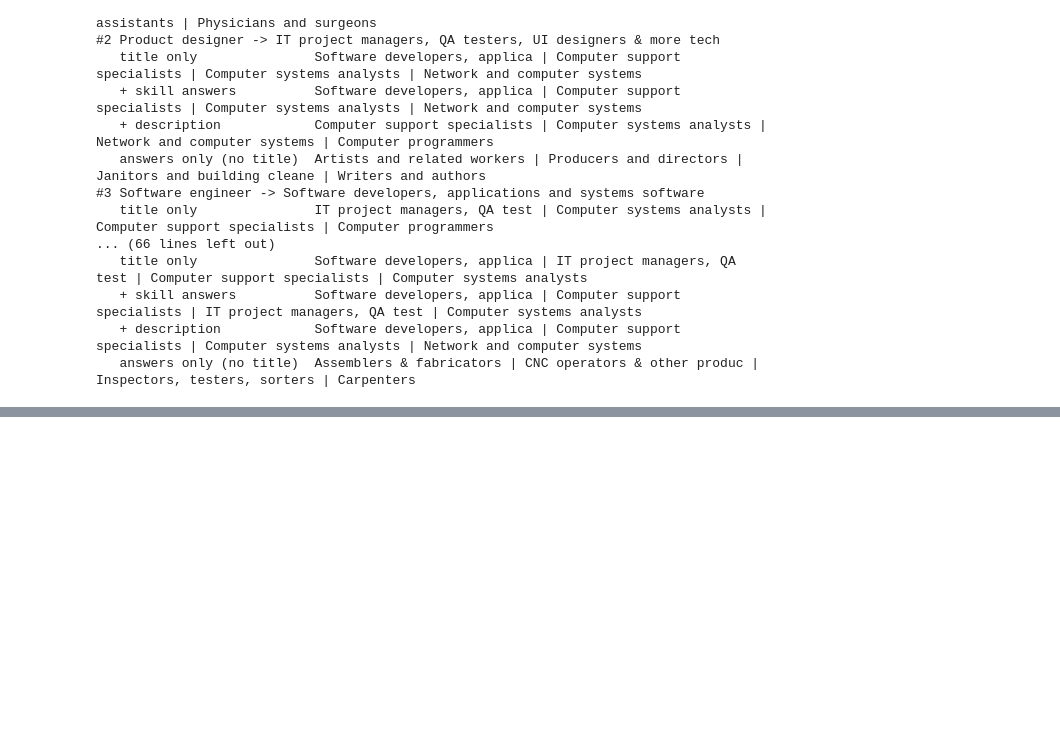
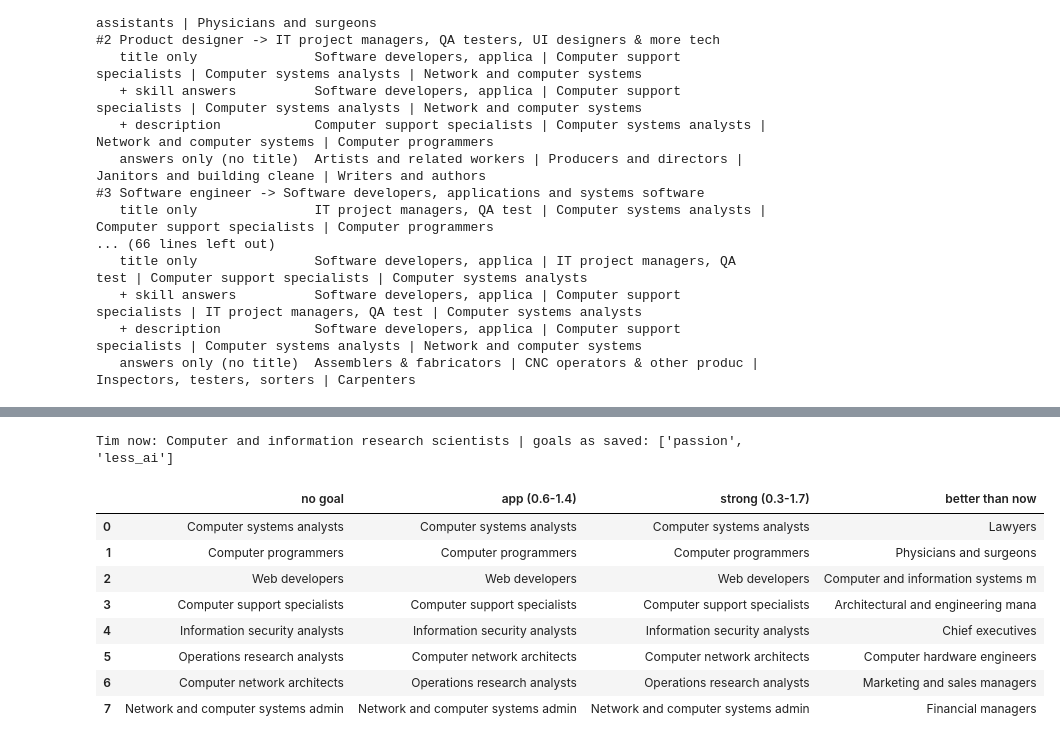
Before and after one commit to tlebon/job-transit, a Jupyter notebook: notebooks/09_recommendation_audit.ipynb, the cells around one changed output, grey strips where cells are left out. Cells and saved outputs as stored; diff of their text form; code cells hidden in the pictures; blank space fills up the shorter version.

```diff
--- a/notebooks/09_recommendation_audit.ipynb
+++ b/notebooks/09_recommendation_audit.ipynb
@@ -253,0 +272,68 @@ for person in people:
+# %%
+SIGNALS = {
+    'pay': lambda f: f['median_wage'].rank(pct=True),
+    'stability': lambda f: f['growth_pct'].rank(pct=True),
+    'less_ai': lambda f: 1 - f['ai_theoretical_pct_in_zone'],
+}
+BETTER_THAN_NOW = {   # (column, True if higher is better)
+    'pay': ('median_wage', True),
+    'stability': ('growth_pct', True),
+    'less_ai': ('ai_theoretical', False),
+}
+
+
+_base_cache = {}
+
+
+def base(profile):
+    """Every stop with the base score: the app's 'Next steps' without goals and experience (cached per profile)."""
+    key = repr(replace(profile, goals=[], experience_years=None))
+    if key not in _base_cache:
+        rec = engine.recommend(replace(profile, goals=[], experience_years=None), sort='best', limit=600)
+        _base_cache[key] = (pd.DataFrame(rec['results']).set_index('census'), rec['origin'])
+    return _base_cache[key]
+
+
+def no_goal(frame, origin, goal):
+    return frame['best']
+
+
+def multiplier(low, high):
+    def score(frame, origin, goal):
+        return frame['best'] * (low + (high - low) * SIGNALS[goal](frame)).fillna(1.0)
+    return score
+
+
+def better_than_now(frame, origin, goal):
+    column, higher = BETTER_THAN_NOW[goal]
+    now = origin.get(column) if origin else None
+    if now is None or pd.isna(now):
+        return frame['best']
+    better = frame[column] > now if higher else frame[column] < now
+    return frame['best'].where(better)   # NaN = dropped
+
+
+GOAL_APPROACHES = {'no goal': no_goal, 'app (0.6-1.4)': multiplier(0.6, 1.4),
+                   'strong (0.3-1.7)': multiplier(0.3, 1.7), 'better than now': better_than_now}
+
+
+def top(profile, goal, approach, n=8):
+    frame, origin = base(profile)
+    score = GOAL_APPROACHES[approach](frame, origin, goal)
+    return frame.assign(score=score).dropna(subset=['score']).sort_values('score', ascending=False).head(n)
+
+
+tim_plain = replace(tim_cv, goals=[])
+print('Tim now:', base(tim_plain)[1]['title'], '| goals as saved:', tim_cv.goals)
+pd.DataFrame({name: top(tim_plain, 'pay', name)['title'].str[:34].reset_index(drop=True) for name in GOAL_APPROACHES})
+# %% [output]
+Tim now: Computer and information research scientists | goals as saved: ['passion', 'less_ai']
+|  | no goal | app (0.6-1.4) | strong (0.3-1.7) | better than now |
+| 0 | Computer systems analysts | Computer systems analysts | Computer systems analysts | Lawyers |
+| 1 | Computer programmers | Computer programmers | Computer programmers | Physicians and surgeons |
+| 2 | Web developers | Web developers | Web developers | Computer and information systems m |
+| 3 | Computer support specialists | Computer support specialists | Computer support specialists | Architectural and engineering mana |
+| 4 | Information security analysts | Information security analysts | Information security analysts | Chief executives |
+| 5 | Operations research analysts | Computer network architects | Computer network architects | Computer hardware engineers |
+| 6 | Computer network architects | Operations research analysts | Operations research analysts | Marketing and sales managers |
+| 7 | Network and computer systems admin | Network and computer systems admin | Network and computer systems admin | Financial managers |
```
Also changed, not shown: parts of 15 cells of this notebook.
